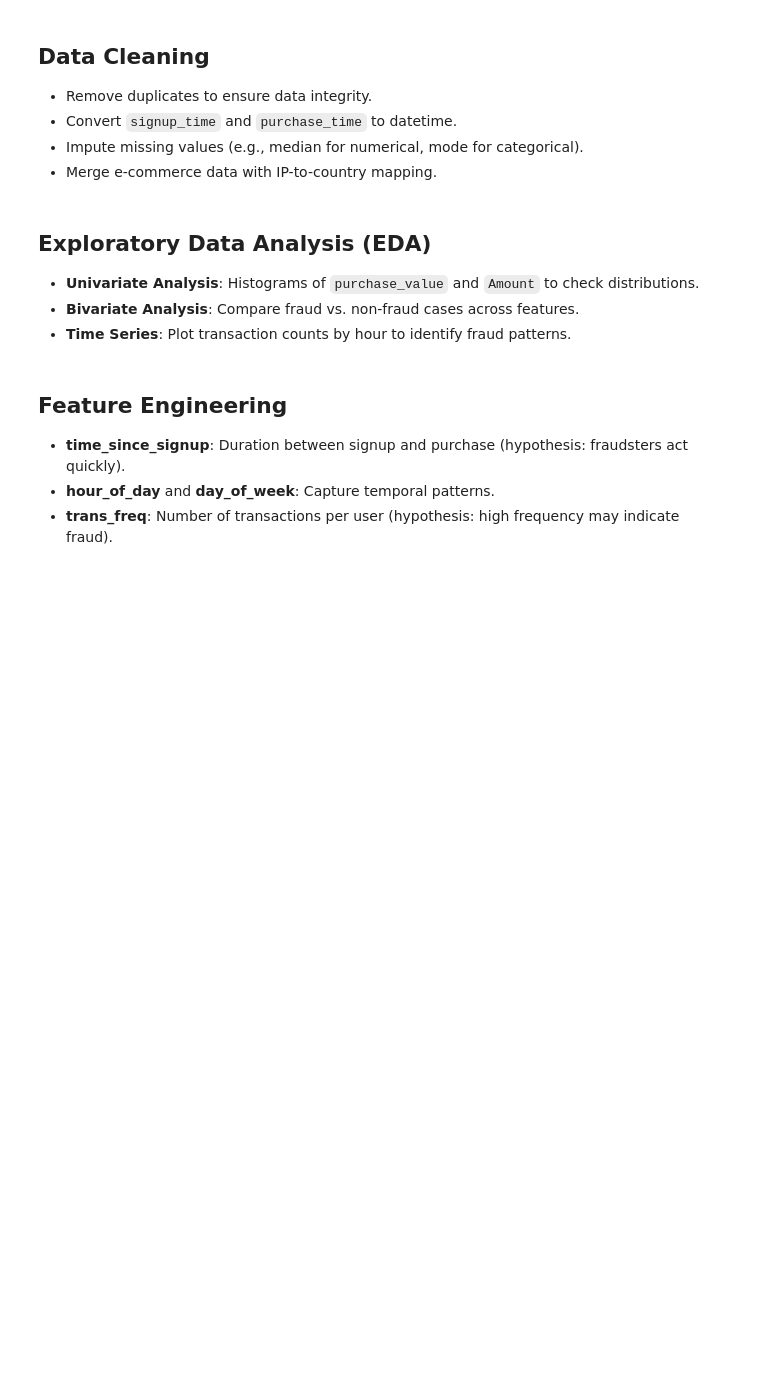
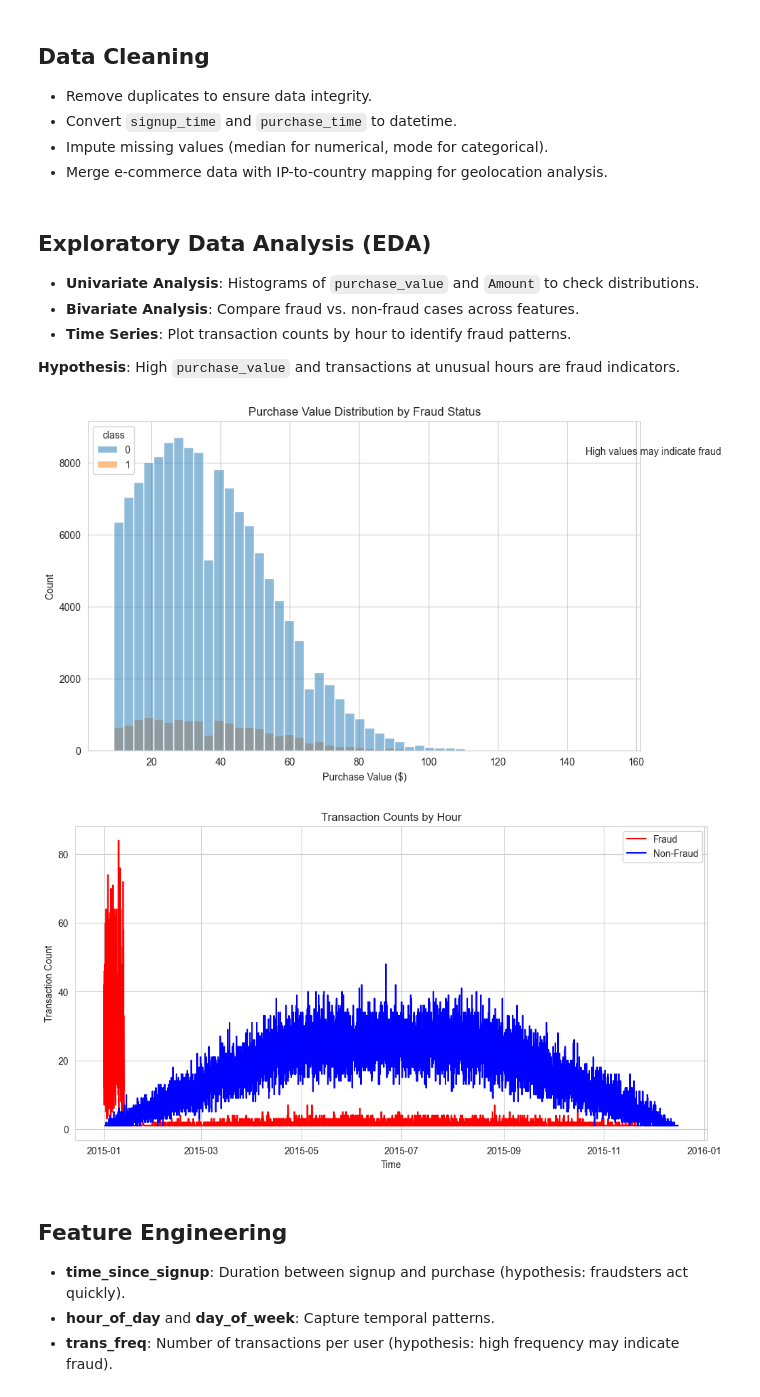
Before and after one commit to Yihenew21/Fraud-Detection-ML, a Jupyter notebook: notebooks/EDA.ipynb, the cells around one changed output. Drawn from its saved outputs; the diff is of its cells as text; code cells hidden in the pictures; blank space fills up the shorter version.

```diff
--- a/notebooks/EDA.ipynb
+++ b/notebooks/EDA.ipynb
@@ -18,22 +22,25 @@ import pandas as pd
 import numpy as np
 import matplotlib.pyplot as plt
 import seaborn as sns
+import sys
+import os
+sys.path.append('..')  # Add parent directory to access src/
 from src.data_utils import load_data, clean_data, merge_ip_to_country
 
 %matplotlib inline
-plt.style.use('seaborn')
+sns.set_style('whitegrid')  # Use Seaborn's whitegrid style for clean visualizations
 
 # Load datasets
-ecommerce_df = load_data('data/raw/Fraud_Data.csv')
-ip_country_df = load_data('data/raw/IpAddress_to_Country.csv')
-creditcard_df = load_data('data/raw/creditcard.csv')
+ecommerce_df = load_data('../data/raw/Fraud_Data.csv')
+ip_country_df = load_data('../data/raw/IpAddress_to_Country.csv')
+creditcard_df = load_data('../data/raw/creditcard.csv')
 # %% [markdown]
 ## Data Cleaning
 
 - Remove duplicates to ensure data integrity.
 - Convert `signup_time` and `purchase_time` to datetime.
-- Impute missing values (e.g., median for numerical, mode for categorical).
-- Merge e-commerce data with IP-to-country mapping.
+- Impute missing values (median for numerical, mode for categorical).
+- Merge e-commerce data with IP-to-country mapping for geolocation analysis.
 # %%
 # Clean e-commerce data
 ecommerce_df = clean_data(
@@ -60,26 +68,38 @@ creditcard_df.to_csv('data/processed/processed_creditcard.csv', index=False)
 - **Univariate Analysis**: Histograms of `purchase_value` and `Amount` to check distributions.
 - **Bivariate Analysis**: Compare fraud vs. non-fraud cases across features.
 - **Time Series**: Plot transaction counts by hour to identify fraud patterns.
+
+**Hypothesis**: High `purchase_value` and transactions at unusual hours are fraud indicators.
 # %%
+# Create plots directory
+os.makedirs('plots', exist_ok=True)
+
 # Histogram of purchase_value
 plt.figure(figsize=(10, 6))
 sns.histplot(data=ecommerce_df, x='purchase_value', hue='class', bins=50)
 plt.title('Purchase Value Distribution by Fraud Status')
+plt.xlabel('Purchase Value ($)')
+plt.ylabel('Count')
 plt.annotate('High values may indicate fraud', xy=(0.9, 0.9), xycoords='axes fraction')
-plt.savefig('plots/purchase_value_hist.png')
+plt.savefig('../plots/purchase_value_hist.png')
 plt.show()
 
 # Time series of fraud vs. non-fraud
 ecommerce_df['purchase_hour'] = ecommerce_df['purchase_time'].dt.floor('H')
 fraud_counts = ecommerce_df[ecommerce_df['class'] == 1].groupby('purchase_hour').size()
 non_fraud_counts = ecommerce_df[ecommerce_df['class'] == 0].groupby('purchase_hour').size()
 plt.figure(figsize=(12, 6))
 plt.plot(fraud_counts.index, fraud_counts, label='Fraud', color='red')
 plt.plot(non_fraud_counts.index, non_fraud_counts, label='Non-Fraud', color='blue')
 plt.title('Transaction Counts by Hour')
+plt.xlabel('Time')
+plt.ylabel('Transaction Count')
 plt.legend()
-plt.savefig('plots/time_series.png')
+plt.savefig('../plots/time_series.png')
 plt.show()
+# %% [output]
+[figure, added]
+[figure, added]
 # %% [markdown]
 ## Feature Engineering
 
```
Also changed, not shown: parts of 5 cells of this notebook.
